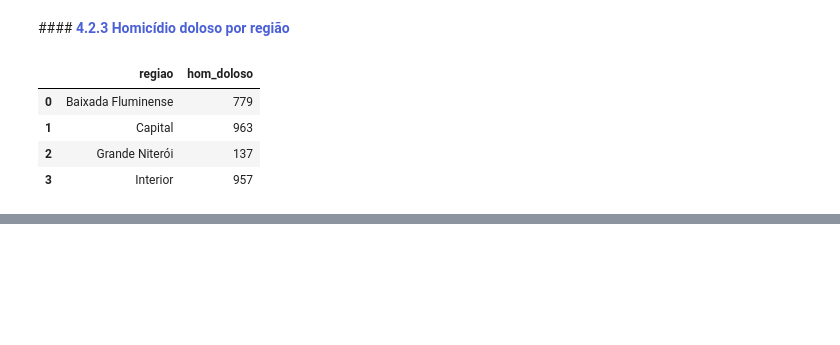
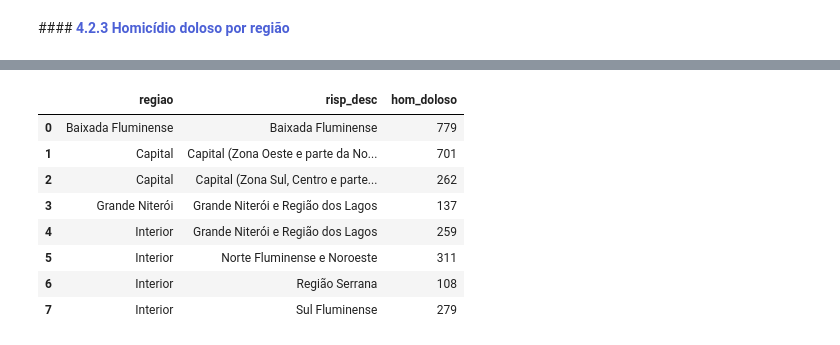
Before and after one commit to gabrielmprata/Info_seguranca_publica_rj, a Jupyter notebook: Info_seguranca_publica_rj.ipynb, the cells around one changed output, grey strips where cells are left out. Drawn from its saved outputs; the diff is of its cells as text; code cells hidden in the pictures; blank space fills up the shorter version.

```diff
--- a/Info_seguranca_publica_rj.ipynb
+++ b/Info_seguranca_publica_rj.ipynb
@@ -892,14 +892,6 @@ fig.show()
 ####**<font color=#4c60d6> 4.2.3 Homicídio doloso por região**
 # %%
 df_homiciodio_reg = df_anuario.groupby(['regiao'])['hom_doloso'].sum().reset_index()
-# %%
-df_homiciodio_reg
-# %% [output]
-|  | regiao | hom_doloso |
-| 0 | Baixada Fluminense | 779 |
-| 1 | Capital | 963 |
-| 2 | Grande Niterói | 137 |
-| 3 | Interior | 957 |
 # %%
 fig = px.pie(df_homiciodio_reg,
              values='hom_doloso',
@@ -919,3 +909,16 @@ fig.update_traces(textposition='outside',
 fig.show()
 # %% [output]
 [interactive output not drawn]
+# %%
+df_homiciodio_regx = df_anuario.groupby(['regiao','risp_desc'])['hom_doloso'].sum().reset_index()
+df_homiciodio_regx
+# %% [output]
+|  | regiao | risp_desc | hom_doloso |
+| 0 | Baixada Fluminense | Baixada Fluminense | 779 |
+| 1 | Capital | Capital (Zona Oeste e parte da No... | 701 |
+| 2 | Capital | Capital (Zona Sul, Centro e parte... | 262 |
+| 3 | Grande Niterói | Grande Niterói e Região dos Lagos | 137 |
+| 4 | Interior | Grande Niterói e Região dos Lagos | 259 |
+| 5 | Interior | Norte Fluminense e Noroeste | 311 |
+| 6 | Interior | Região Serrana | 108 |
+| 7 | Interior | Sul Fluminense | 279 |
```
Also changed, not shown: parts of 3 cells of this notebook.
